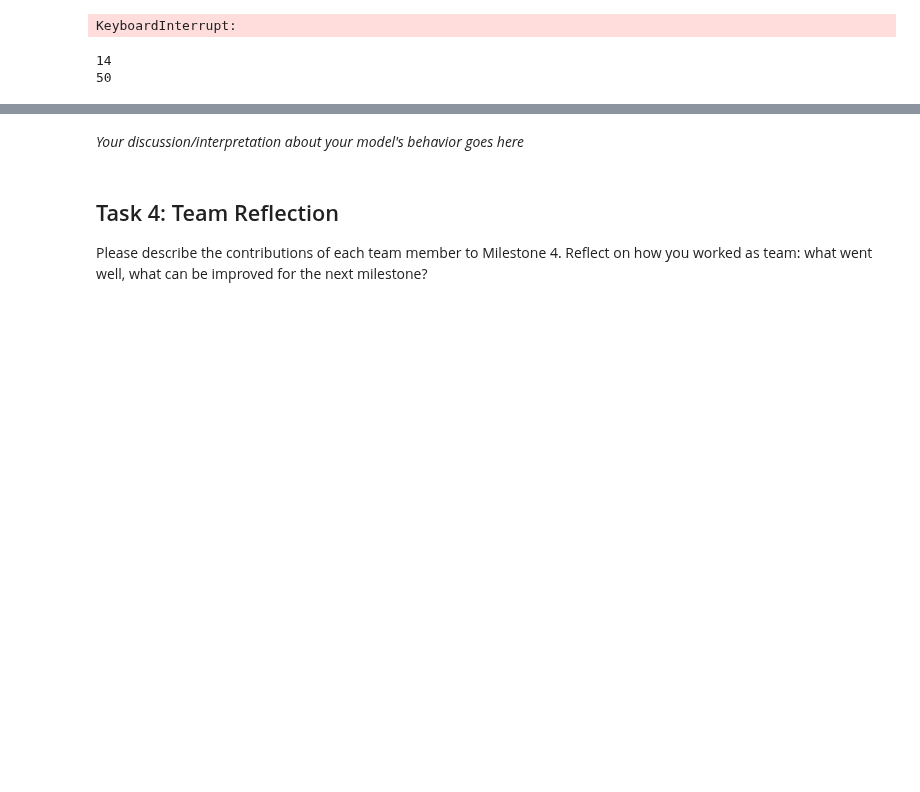
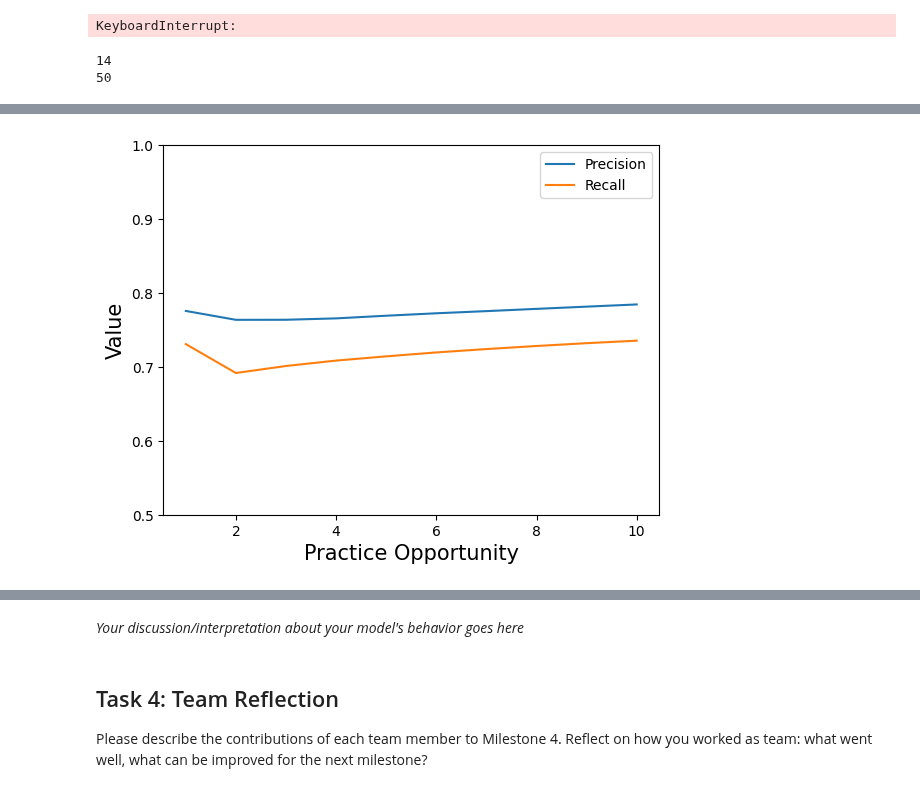
Before and after one commit to odudler/mlbd2023, a Jupyter notebook: m4_calcularis_report.ipynb, the cells around one changed output, grey strips where cells are left out. Drawn from its saved outputs; the diff is of its cells as text; code cells hidden in the pictures; blank space fills up the shorter version.

```diff
--- a/m4_calcularis_report.ipynb
+++ b/m4_calcularis_report.ipynb
@@ -744,0 +947,39 @@ save_runs(*best_auc_data)
+# %%
+precisions = []
+recalls = []
+conf_matrices = []
+accuracies = []
+aucs = []
+best_model = RandomForestClassifier(
+    n_estimators=best_acc_hyperparameters[0],
+    max_depth=best_acc_hyperparameters[1],
+    criterion=CRITERION
+)
+best_model.fit(X_train, y_train)
+for i in range(1, PO_CUTOFF + 1):
+    limited_validation = dataset[dataset.user_id.isin(validation_users)]
+    limited_validation = limited_validation[limited_validation.po <= i]
+    y_lim_val =limited_validation.is_wheelspinning
+    X_lim_val = limited_validation.drop(columns=['user_id', 'is_wheelspinning'])
+    y_pred = model.predict(X_lim_val)
+    accuracy = balanced_accuracy_score(y_lim_val, y_pred)
+
+    y_pred_proba = model.predict_proba(X_lim_val)[:,1]
+    conf_matrix = confusion_matrix(y_lim_val, y_pred)
+    auc = roc_auc_score(y_lim_val, y_pred_proba)
+
+    accuracies.append(accuracy)
+    aucs.append(auc)
+    conf_matrices.append(conf_matrix)
+    precisions.append(conf_matrix[1][1] / (conf_matrix[1][1] + conf_matrix[0][1]))
+    recalls.append(conf_matrix[1][1] / (conf_matrix[1][0] + conf_matrix[1][1]))
+
+plt.plot([1,2,3,4,5,6,7,8,9,10], precisions)
+plt.plot([1,2,3,4,5,6,7,8,9,10], recalls)
+plt.ylim([0.5, 1])
+plt.xlabel('Practice Opportunity', fontsize=15)
+plt.ylabel('Value', fontsize=15)
+plt.legend(['Precision', 'Recall'])
+plt.show()
+# %% [output]
+[figure, added]
```
Also changed, not shown: parts of 16 cells of this notebook.
